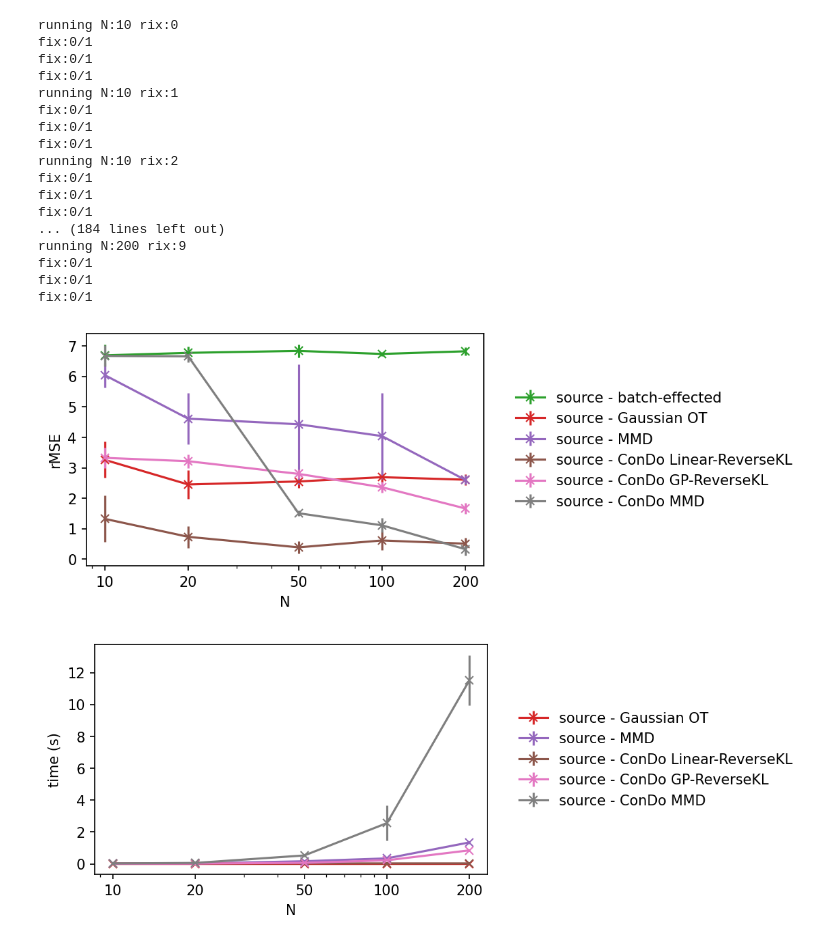
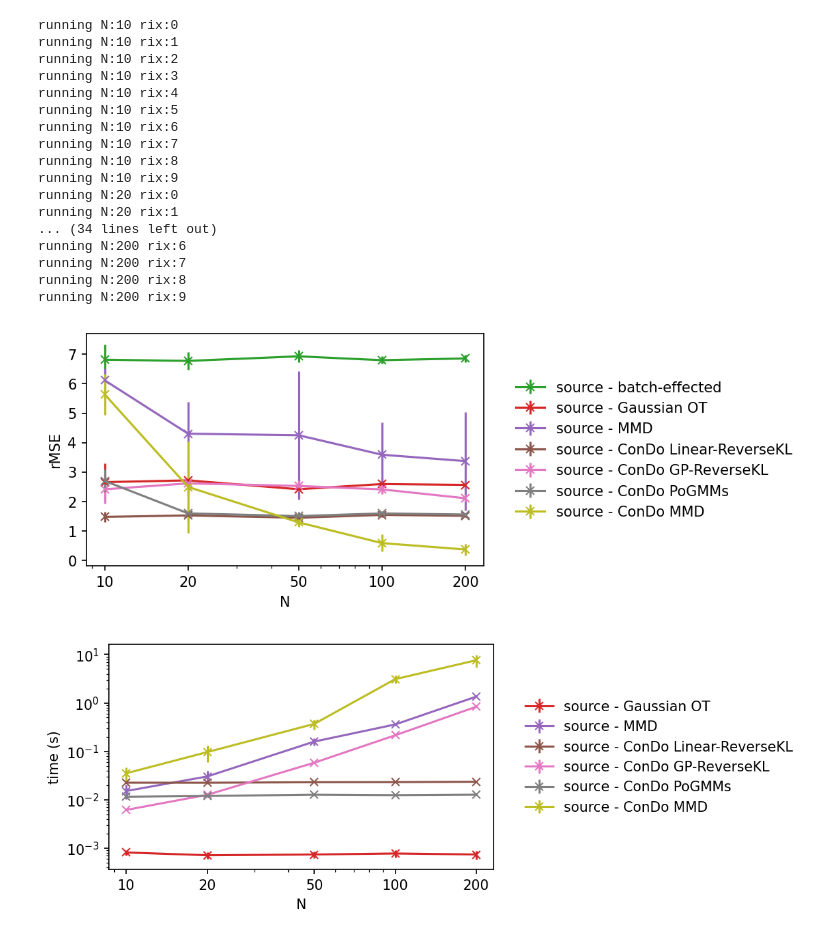
Before and after one commit to calvinmccarter/condo-adapter, a Jupyter notebook: paper/categorical1d.ipynb, the cells around one changed output. Cells and saved outputs as stored; diff of their text form; code cells hidden in the pictures.

Commit message:
updated categorical1d with pogmm

```diff
--- a/paper/categorical1d.ipynb
+++ b/paper/categorical1d.ipynb
@@ -22,9 +22,14 @@ Ns_np = np.array(Ns)
 rmses = {} # method -> (num_Ns, num_random) array
 times = {} # method -> (num_Ns, num_random) array
 methods = [
-    "source - true (unobserved)", "source - batch-effected",
-    "source - Gaussian OT", "source - MMD",
-    "source - ConDo Linear-ReverseKL", "source - ConDo GP-ReverseKL", "source - ConDo MMD"
+    "source - true (unobserved)",
+    "source - batch-effected",
+    "source - Gaussian OT",
+    "source - MMD",
+    "source - ConDo Linear-ReverseKL",
+    "source - ConDo GP-ReverseKL",
+    "source - ConDo PoGMMs",
+    "source - ConDo MMD",
 ]
 for method in methods:
     rmses[method] = np.zeros((len(Ns), num_random))
@@ -100,7 +105,7 @@ for nix, N in enumerate(Ns):
             times["source - MMD"][nix, rix] = time.time() - start_time
 
             cder = condo.ConDoAdapter(
-                sampling="proportional",
+                sampling="product",
                 transform_type="location-scale",
                 divergence="reverse",
                 model_type="linear",
@@ -113,7 +118,7 @@ for nix, N in enumerate(Ns):
             times["source - ConDo Linear-ReverseKL"][nix, rix] = time.time() - start_time
 
             cder = condo.ConDoAdapter(
-                sampling="proportional",
+                sampling="product",
                 transform_type="location-scale",
                 divergence="reverse",
                 model_type="heteroscedastic-gp",
@@ -126,11 +131,24 @@ for nix, N in enumerate(Ns):
             times["source - ConDo GP-ReverseKL"][nix, rix] = time.time() - start_time
 
             cder = condo.ConDoAdapter(
-                sampling="proportional",
+                sampling="product",
+                transform_type="location-scale",
+                divergence="reverse",
+                model_type="pogmm",
+                debug=False,
+                verbose=0,
+            )
+            start_time = time.time()
+            cder.fit(Sbatch, T, X_S, X_T)
+            Scpogmm = cder.transform(Sbatch)
+            times["source - ConDo PoGMMs"][nix, rix] = time.time() - start_time
+
+            cder = condo.ConDoAdapter(
+                sampling="product",
                 transform_type="location-scale",
                 divergence="mmd",
                 model_type="empirical",
-                optim_kwargs={"alpha": 1e-5, "beta": 0.9},
+                optim_kwargs={"alpha": 0.01, "beta": 0.9},
                 debug=False,
                 verbose=0
             )
@@ -180,13 +198,20 @@ for nix, N in enumerate(Ns):
         dfScgp["batch"] = "source - ConDo GP-ReverseKL"
         rmses["source - ConDo GP-ReverseKL"][nix, rix] = ((dfStrue.variable - dfScgp.variable) ** 2).mean() ** 0.5
 
+        dfScpogmm = pd.concat([
+            pd.DataFrame(Scpogmm, columns=['variable']), pd.DataFrame(X_S, columns=['confounder'])
+        ], axis=1)
+        dfScpogmm["batch"] = "source - ConDo PoGMMs"
+        rmses["source - ConDo PoGMMs"][nix, rix] = ((dfStrue.variable - dfScpogmm.variable) ** 2).mean() ** 0.5
+
         dfScmmd = pd.concat([
             pd.DataFrame(Scmmd, columns=['variable']), pd.DataFrame(X_S, columns=['confounder'])
         ], axis=1)
         dfScmmd["batch"] = "source - ConDo MMD"
         rmses["source - ConDo MMD"][nix, rix] = ((dfStrue.variable - dfScmmd.variable) ** 2).mean() ** 0.5
 
-        df = pd.concat([dfT, dfStrue, dfSbatch, dfSotda, dfSmmd, dfSclinear, dfScgp, dfScmmd], axis=0)
+        df = pd.concat(
+            [dfT, dfStrue, dfSbatch, dfSotda, dfSmmd, dfSclinear, dfScgp, dfScpogmm, dfScmmd], axis=0)
 
         fig = plt.figure(dpi=150, figsize=(6, 4));
         figname = f"figure-categorical1d-{N}-{rix}.pdf"
@@ -207,22 +232,22 @@ for nix, N in enumerate(Ns):
         plt.close();
 # %% [output]
 running N:10 rix:0
-fix:0/1
-fix:0/1
-fix:0/1
 running N:10 rix:1
-fix:0/1
-fix:0/1
-fix:0/1
 running N:10 rix:2
-fix:0/1
-fix:0/1
-fix:0/1
-... (184 lines left out)
+running N:10 rix:3
+running N:10 rix:4
+running N:10 rix:5
+running N:10 rix:6
+running N:10 rix:7
+running N:10 rix:8
+running N:10 rix:9
+running N:20 rix:0
+running N:20 rix:1
+... (34 lines left out)
+running N:200 rix:6
+running N:200 rix:7
+running N:200 rix:8
 running N:200 rix:9
-fix:0/1
-fix:0/1
-fix:0/1
 # %%
 fig = plt.figure(dpi=150, figsize=(5, 3))
 for _ in range(2):
@@ -237,32 +262,33 @@ plt.xlabel('N');
 plt.xscale('log');
 plt.xticks(Ns, Ns);
 plt.legend(
     methods[1:],
     title='', loc="center left", bbox_to_anchor=(1.05, 0.5),
     frameon=False,
 );
 figname = f"figure-categorical1d-rmses-{rix}.pdf"
 fig.savefig(figname, bbox_inches="tight")
 
 fig = plt.figure(dpi=150, figsize=(5, 3))
 for _ in range(3):
     # skip target, source-true, source-batch
     next(plt.gca()._get_lines.prop_cycler)
 
 for method in methods[2:]:
     # skip source-true, source-batch
     plt.errorbar(Ns_np, np.mean(times[method], axis=1), yerr=np.std(times[method], axis=1), marker='x');
 plt.ylabel('time (s)');
 plt.xlabel('N');
 plt.xscale('log');
+plt.yscale('log');
 plt.xticks(Ns, Ns);
 plt.legend(
     methods[2:],
     title='', loc="center left", bbox_to_anchor=(1.05, 0.5),
     frameon=False,
 );
 figname = f"figure-categorical1d-times-{rix}.pdf"
 fig.savefig(figname, bbox_inches="tight")
 # %% [output]
-[figure, old version]
+[figure, new version]
-[figure, old version]
+[figure, new version]
```
Also changed, not shown: 7 other files.
